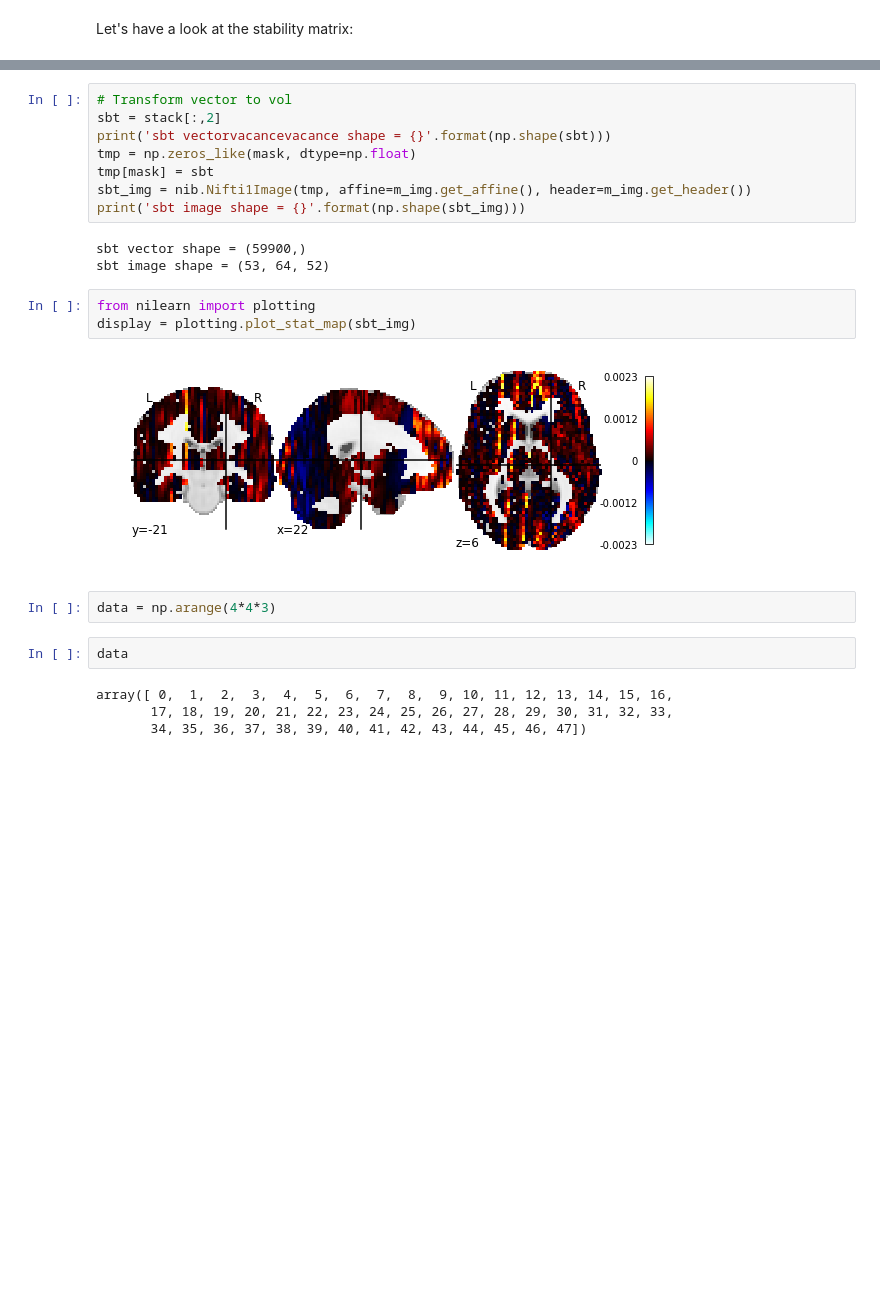
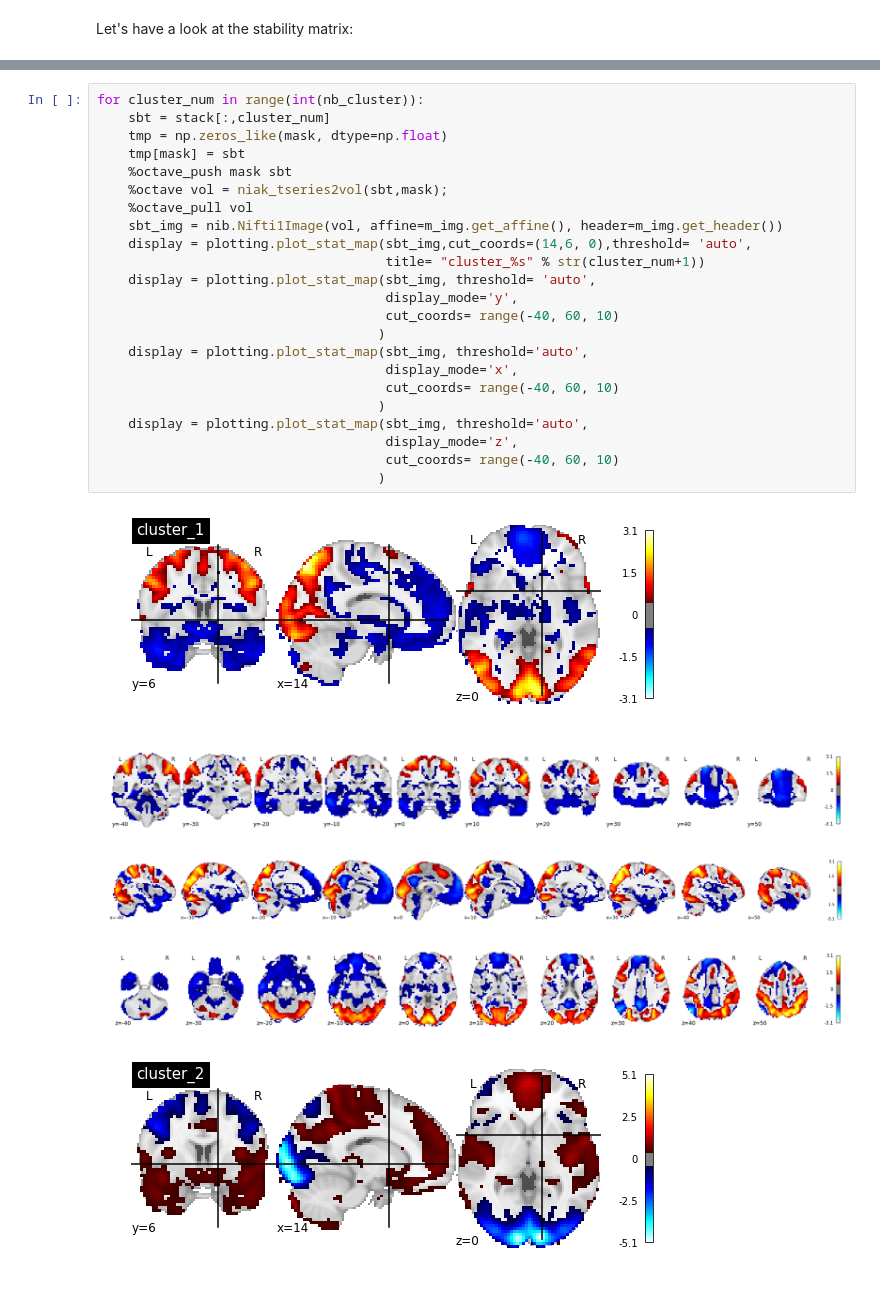
Before and after one commit to SIMEXP/hcp, a Jupyter notebook: hcp_clustering_subtype_all_task.ipynb, the cells around one changed output, grey strips where cells are left out. Drawn from its saved outputs; the diff is of its cells as text; blank space fills up the shorter version.

```diff
--- a/hcp_clustering_subtype_all_task.ipynb
+++ b/hcp_clustering_subtype_all_task.ipynb
@@ -191,24 +193,29 @@ NVoxels = 59900
-# %%
-# Transform vector to vol
-sbt = stack[:,2]
-print('sbt vectorvacancevacance shape = {}'.format(np.shape(sbt)))
-tmp = np.zeros_like(mask, dtype=np.float)
-tmp[mask] = sbt
-sbt_img = nib.Nifti1Image(tmp, affine=m_img.get_affine(), header=m_img.get_header())
-print('sbt image shape = {}'.format(np.shape(sbt_img)))
-# %% [output]
-sbt vector shape = (59900,)
-sbt image shape = (53, 64, 52)
-# %%
-from nilearn import plotting
-display = plotting.plot_stat_map(sbt_img)
-# %% [output]
-[figure, removed]
-# %%
-data = np.arange(4*4*3)
-# %%
-data
-# %% [output]
-array([ 0,  1,  2,  3,  4,  5,  6,  7,  8,  9, 10, 11, 12, 13, 14, 15, 16,
-       17, 18, 19, 20, 21, 22, 23, 24, 25, 26, 27, 28, 29, 30, 31, 32, 33,
-       34, 35, 36, 37, 38, 39, 40, 41, 42, 43, 44, 45, 46, 47])
+# %%
+for cluster_num in range(int(nb_cluster)):
+    sbt = stack[:,cluster_num]
+    tmp = np.zeros_like(mask, dtype=np.float)
+    tmp[mask] = sbt
+    %octave_push mask sbt
+    %octave vol = niak_tseries2vol(sbt,mask);
+    %octave_pull vol
+    sbt_img = nib.Nifti1Image(vol, affine=m_img.get_affine(), header=m_img.get_header())
+    display = plotting.plot_stat_map(sbt_img,cut_coords=(14,6, 0),threshold= 'auto',
+                                     title= "cluster_%s" % str(cluster_num+1))
+    display = plotting.plot_stat_map(sbt_img, threshold= 'auto',
+                                     display_mode='y',
+                                     cut_coords= range(-40, 60, 10)
+                                    )
+    display = plotting.plot_stat_map(sbt_img, threshold='auto',
+                                     display_mode='x',
+                                     cut_coords= range(-40, 60, 10)
+                                    )
+    display = plotting.plot_stat_map(sbt_img, threshold='auto',
+                                     display_mode='z',
+                                     cut_coords= range(-40, 60, 10)
+                                    )
+# %% [output]
+[figure, added]
+[figure, added]
+[figure, added]
+[figure, added]
+[figure, added]
```
Also changed, not shown: parts of 17 cells of this notebook, 2 other files.
